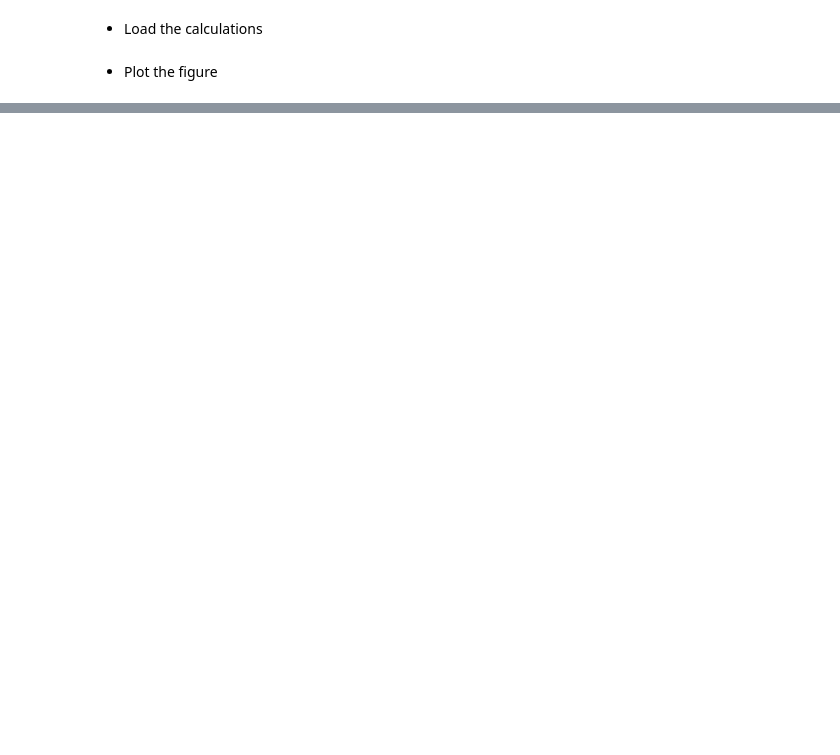
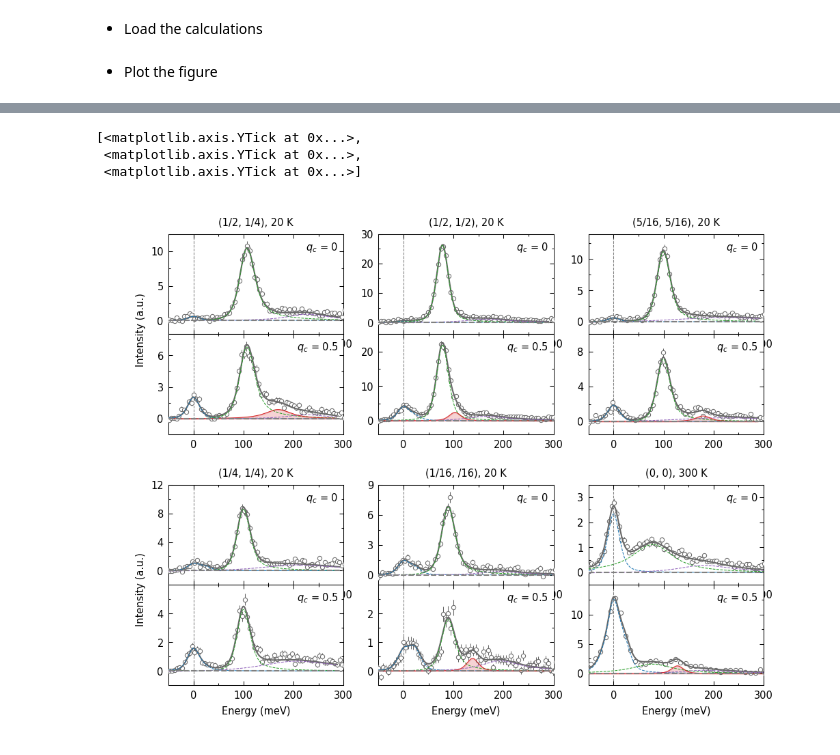
Before and after one commit to mpmdean/Mazzone2021Antiferromagnetic, a Jupyter notebook: plot.ipynb, the cells around one changed output, grey strips where cells are left out. Cells and saved outputs as stored; diff of their text form; code cells hidden in the pictures; blank space fills up the shorter version.

```diff
--- a/plot.ipynb
+++ b/plot.ipynb
@@ -358,0 +365,80 @@ cbar.ax.tick_params(width=0.5)
+# %%
+fig = plt.figure(figsize=[3.375*2, 3.375*1.5], dpi=150)
+plt.rcParams['font.size'] = 7
+
+gs = fig.add_gridspec(nrows=2, ncols=3, left=0.09, right=0.95, top=0.95, bottom=0.08, wspace=0.2, hspace=0.25)
+axs = [[fig.add_subplot(g0) for g0 in g.subgridspec(2, 1, wspace=0.0, hspace=0.0)] for g in gs]
+
+# Plot the data and fit
+plot_curve((-0.5,-0.75,25.65), 20, axs[0][0])
+plot_curve((-0.5,-0.25,28.25), 20, axs[0][1])
+plot_curve((-0.5,-0.5,25.65), 20, axs[1][0])
+plot_curve((-0.5,-0.5,28.25), 20, axs[1][1])
+plot_curve((-0.6875,-0.6875,25.65), 20, axs[2][0])
+plot_curve((-0.3125,-0.3125,28.25), 20, axs[2][1])
+plot_curve((-0.75,-0.75,25.65), 20, axs[3][0])
+plot_curve((-0.25,-0.25,28.25), 20, axs[3][1])
+plot_curve((-0.9375,-0.9375,25.65), 20, axs[4][0])
+plot_curve((-0.0625,-0.0625,28.25), 20, axs[4][1])
+plot_curve((-1.,-1.,25.65), 300, axs[5][0])
+plot_curve((0.,0.,28.25), 300, axs[5][1])
+
+# Adjust the axis
+for ax in axs:
+    ax[0].text(0.97, 0.87, '$q_c$ = 0', transform=ax[0].transAxes, verticalalignment='center', horizontalalignment='right')
+    ax[1].text(0.97, 0.87, '$q_c$ = 0.5', transform=ax[1].transAxes, verticalalignment='center', horizontalalignment='right')
+    ax[1].tick_params(labelbottom=True)
+axs[0][0].set_title('(1/2, 1/4), 20 K', fontsize=7)
+axs[1][0].set_title('(1/2, 1/2), 20 K', fontsize=7)
+axs[2][0].set_title('(5/16, 5/16), 20 K', fontsize=7)
+axs[3][0].set_title('(1/4, 1/4), 20 K', fontsize=7)
+axs[4][0].set_title('(1/16, /16), 20 K', fontsize=7)
+axs[5][0].set_title('(0, 0), 300 K', fontsize=7)
+
+axs[3][1].set_xlabel('Energy (meV)')
+axs[4][1].set_xlabel('Energy (meV)')
+axs[5][1].set_xlabel('Energy (meV)')
+
+ax = fig.add_axes( [0., 0.5, 1, 0.5] )
+ax.set_axis_off()
+ax.set_xlim(0, 1)
+ax.set_ylim(0, 1)
+ax.text(.05, 0.53, "Intensity (a.u.)", rotation='vertical',
+        horizontalalignment='center', verticalalignment='center')
+
+ax = fig.add_axes( [0., 0., 1, 0.5] )
+ax.set_axis_off()
+ax.set_xlim(0, 1)
+ax.set_ylim(0, 1)
+ax.text(.05, 0.53, "Intensity (a.u.)", rotation='vertical',
+        horizontalalignment='center', verticalalignment='center')
+
+axs[0][0].set_ylim(-2,12.5)
+axs[0][0].set_yticks([0,5,10])
+axs[0][1].set_ylim(-1.5,8)
+axs[0][1].set_yticks([0,3,6])
+axs[1][0].set_ylim(-4,30)
+axs[1][0].set_yticks([0,10,20,30])
+axs[1][1].set_ylim(-4,25)
+axs[1][1].set_yticks([0,10,20])
+axs[2][0].set_ylim(-2,14)
+axs[2][0].set_yticks([0,5,10])
+axs[2][1].set_ylim(-1.5,10)
+axs[2][1].set_yticks([0,4,8])
+axs[3][0].set_ylim(-2,12)
+axs[3][0].set_yticks([0,4,8,12])
+axs[3][1].set_ylim(-1,6)
+axs[3][1].set_yticks([0,2,4])
+axs[4][0].set_ylim(-1,9)
+axs[4][0].set_yticks([0,3,6,9])
+axs[4][1].set_ylim(-0.5,3)
+axs[4][1].set_yticks([0,1,2])
+axs[5][0].set_ylim(-0.5,3.5)
+axs[5][0].set_yticks([0,1,2,3])
+axs[5][1].set_ylim(-2,15)
+axs[5][1].set_yticks([0,5,10])
+# %% [output]
+[<matplotlib.axis.YTick at 0x...>,
+ <matplotlib.axis.YTick at 0x...>,
+ <matplotlib.axis.YTick at 0x...>]
+[figure, added]
```
Also changed, not shown: parts of 16 cells of this notebook, 1 other file.
